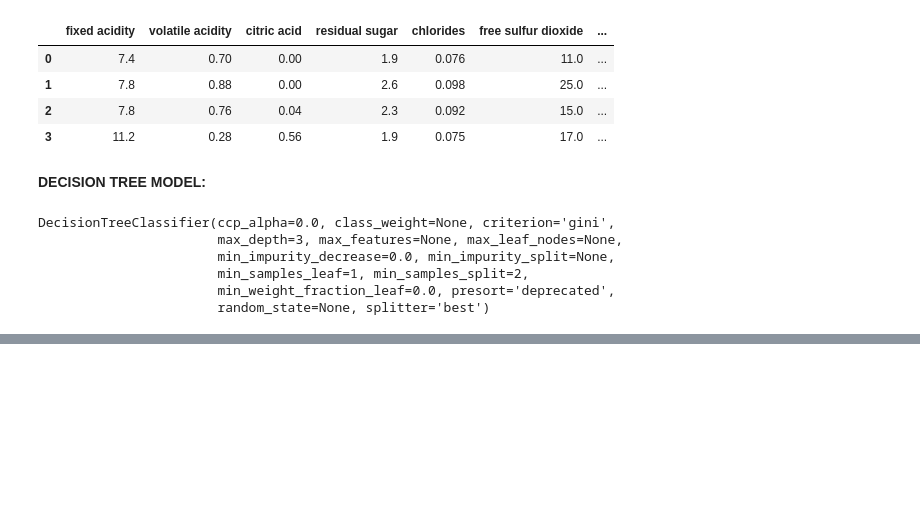
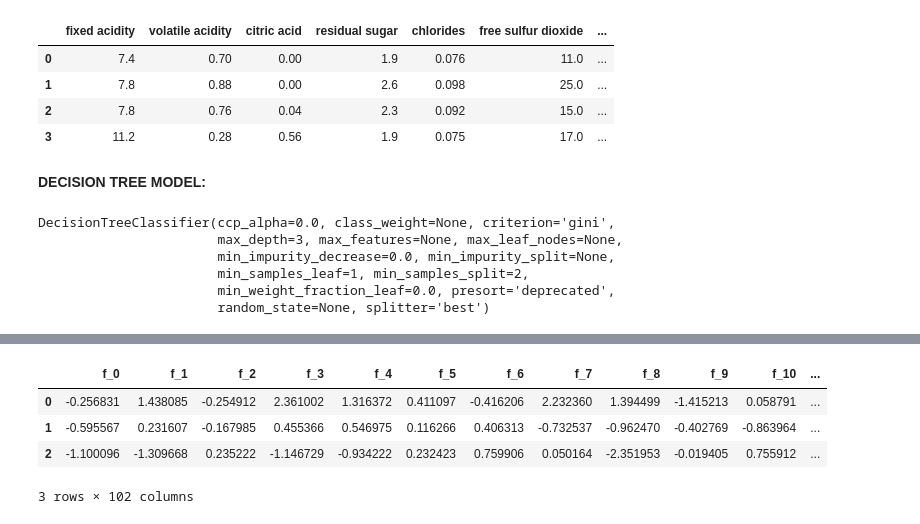
Before and after one commit to ThinamXx/ApproachingAnyMachineLearning, a Jupyter notebook: 01. Supervised Unsupervised Learning/Supervised Unsupervised.ipynb, the cells around one changed output, grey strips where cells are left out. Cells and saved outputs as stored; diff of their text form; code cells hidden in the pictures; blank space fills up the shorter version.

```diff
--- a/01. Supervised Unsupervised Learning/Supervised Unsupervised.ipynb
+++ b/01. Supervised Unsupervised Learning/Supervised Unsupervised.ipynb
@@ -157,0 +169,31 @@ plt.show()
+# %%
+#@ INITIALIZING STRATIFIED KFOLD FOR REGRESSION:
+def create_folds(data):                                     # Defining the Function.
+    data["kfold"] = -1                                      # Initializing a Column.
+    data = data.sample(frac=1).reset_index(drop=True)       # Randomizing Rows of Data.
+    num_bins = int(np.floor(1 + np.log2(len(data))))        # Initializing Bins using Sturge's Rule.
+    data.loc[:, "bins"] = pd.cut(
+        data["target"], bins=num_bins, labels=False)        # Initializing Bin Targets.
+    kf = model_selection.StratifiedKFold(n_splits=5)        # Initializing KFold Class.
+    for f,(t_,v_) in enumerate(
+        kf.split(X=data,y=data.bins.values)):
+        data.loc[v_,"kfold"] = f
+    data = data.drop("bins", axis=1)                        # Dropping Bins Column.
+    return data
+
+if __name__ == "__main__":
+    X, y = datasets.make_regression(
+        n_samples=15000,n_features=100,n_targets=1)         # Initializing Sample Dataset.
+    df = pd.DataFrame(
+        X,  columns=[f"f_{i}" for i in range(X.shape[1])])  # Initializing a DataFrame.
+    df.loc[:, "target"] = y                                 # Initializing Target.
+    df = create_folds(df)                                   # Creating Folds.
+# %%
+#@ INSPECTING DATAFRAME:
+df.head(3)
+# %% [output]
+|  | f_0 | f_1 | f_2 | f_3 | f_4 | f_5 | f_6 | f_7 | f_8 | f_9 | f_10 | ... |
+| 0 | -0.256831 | 1.438085 | -0.254912 | 2.361002 | 1.316372 | 0.411097 | -0.416206 | 2.232360 | 1.394499 | -1.415213 | 0.058791 | ... |
+| 1 | -0.595567 | 0.231607 | -0.167985 | 0.455366 | 0.546975 | 0.116266 | 0.406313 | -0.732537 | -0.962470 | -0.402769 | -0.863964 | ... |
+| 2 | -1.100096 | -1.309668 | 0.235222 | -1.146729 | -0.934222 | 0.232423 | 0.759906 | 0.050164 | -2.351953 | -0.019405 | 0.755912 | ... |
+3 rows × 102 columns
```
Also changed, not shown: parts of 6 cells of this notebook.
